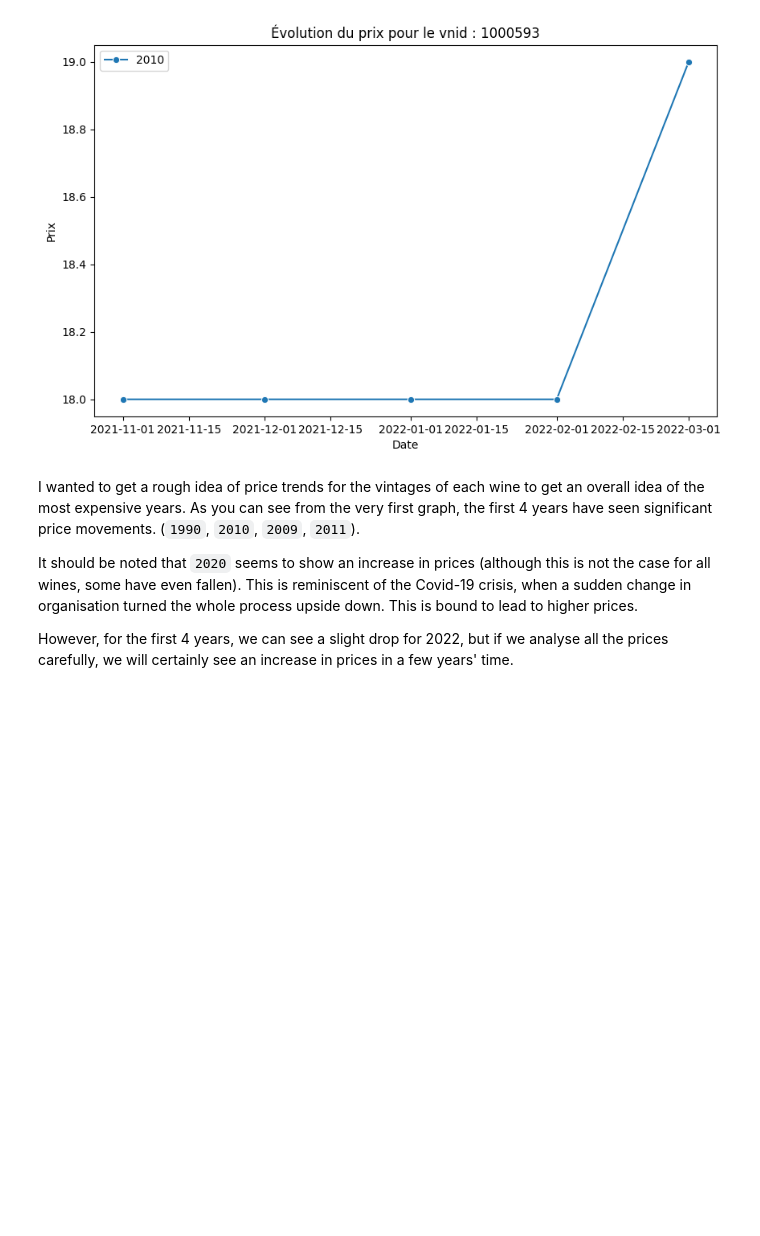
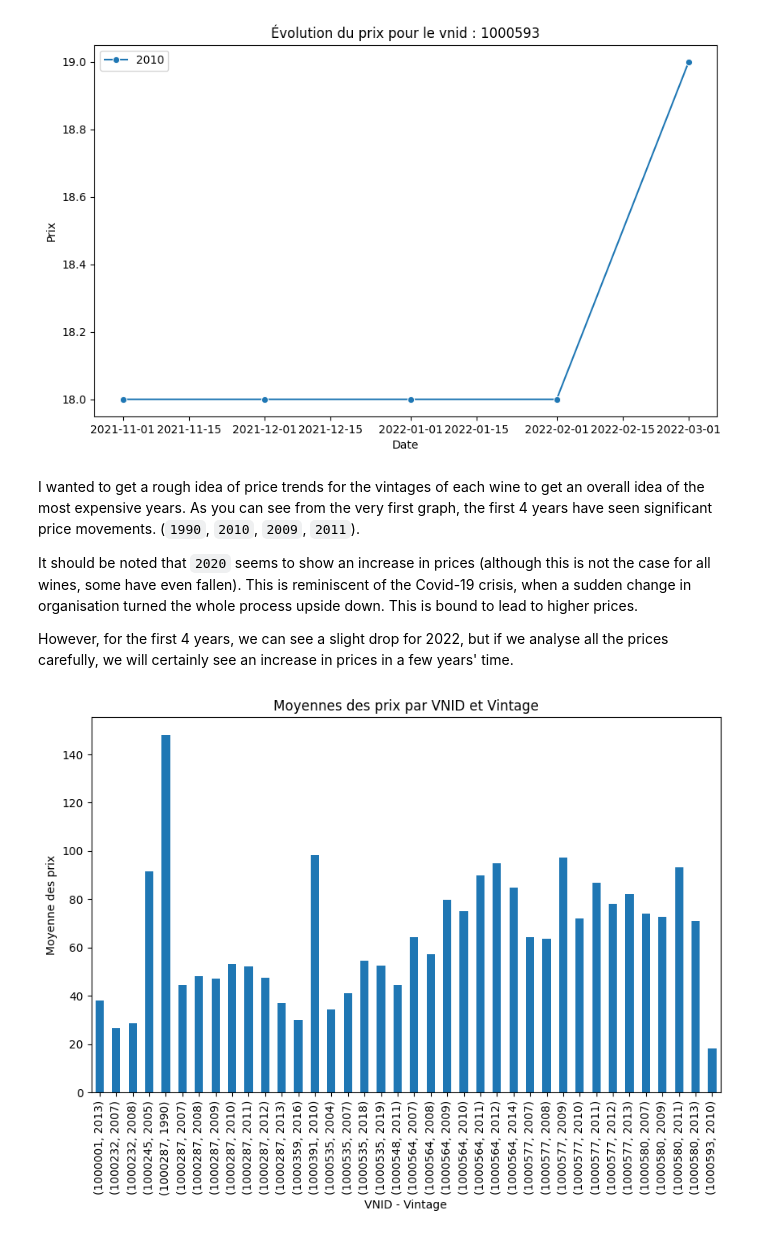
Before and after one commit to neevaiti/wine_analysis, a Jupyter notebook: analysis/analysis.ipynb, the cells around one changed output. Cells and saved outputs as stored; diff of their text form; code cells hidden in the pictures; blank space fills up the shorter version.

```diff
--- a/analysis/analysis.ipynb
+++ b/analysis/analysis.ipynb
@@ -115,3 +124,19 @@ I wanted to get a rough idea of price trends for the vintages of each wine to ge
 It should be noted that `2020` seems to show an increase in prices (although this is not the case for all wines, some have even fallen). This is reminiscent of the Covid-19 crisis, when a sudden change in organisation turned the whole process upside down. This is bound to lead to higher prices.
 
 However, for the first 4 years, we can see a slight drop for 2022, but if we analyse all the prices carefully, we will certainly see an increase in prices in a few years' time.
+# %%
+def calculate_average_price(row):
+    return row["price"].mean()
+
+average_prices = df_new.groupby(["vnid", "vintage"]).apply(calculate_average_price)
+
+fig, ax = plt.subplots(figsize=(10, 6))
+average_prices.plot(kind='bar', ax=ax)
+
+ax.set_xlabel("VNID - Vintage")
+ax.set_ylabel("Moyenne des prix")
+ax.set_title("Moyennes des prix par VNID et Vintage")
+
+plt.show()
+# %% [output]
+[figure, added]
```
Also changed, not shown: parts of 1 cell of this notebook, 14 other files.
